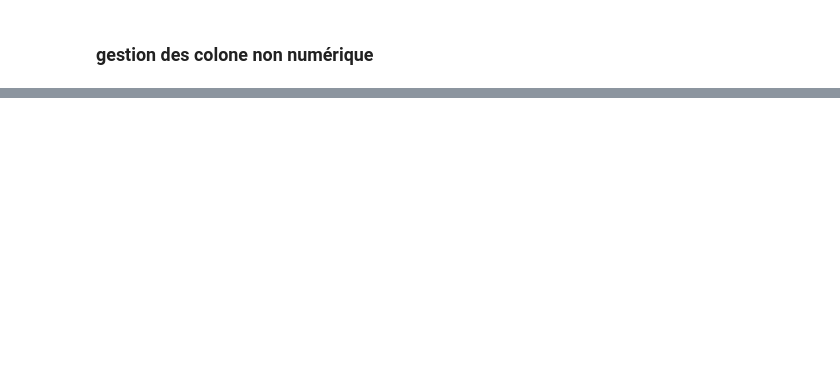
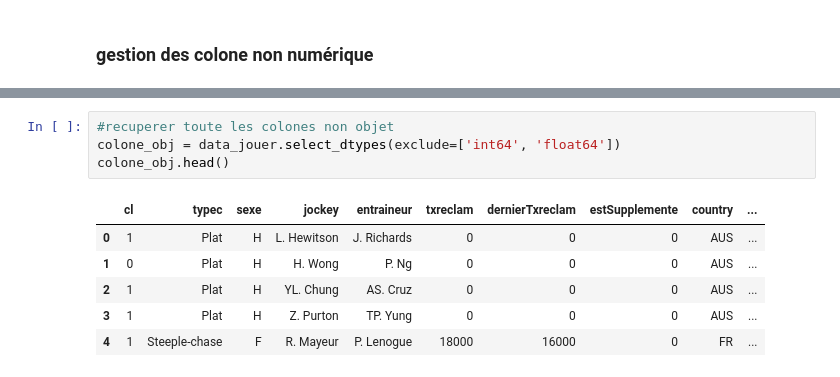
Before and after one commit to Biguhuh/chouwal, a Jupyter notebook: new_preprocess.ipynb, the cells around one changed output, grey strips where cells are left out. Cells and saved outputs as stored; diff of their text form; blank space fills up the shorter version.

```diff
--- a/new_preprocess.ipynb
+++ b/new_preprocess.ipynb
@@ -276,0 +436,11 @@ NameError: name 'data_obj' is not defined
+# %%
+#recuperer toute les colones non objet
+colone_obj = data_jouer.select_dtypes(exclude=['int64', 'float64'])
+colone_obj.head()
+# %% [output]
+|  | cl | typec | sexe | jockey | entraineur | txreclam | dernierTxreclam | estSupplemente | country | ... |
+| 0 | 1 | Plat | H | L. Hewitson | J. Richards | 0 | 0 | 0 | AUS | ... |
+| 1 | 0 | Plat | H | H. Wong | P. Ng | 0 | 0 | 0 | AUS | ... |
+| 2 | 1 | Plat | H | YL. Chung | AS. Cruz | 0 | 0 | 0 | AUS | ... |
+| 3 | 1 | Plat | H | Z. Purton | TP. Yung | 0 | 0 | 0 | AUS | ... |
+| 4 | 1 | Steeple-chase | F | R. Mayeur | P. Lenogue | 18000 | 16000 | 0 | FR | ... |
```
Also changed, not shown: parts of 38 cells of this notebook, 1 other file.
